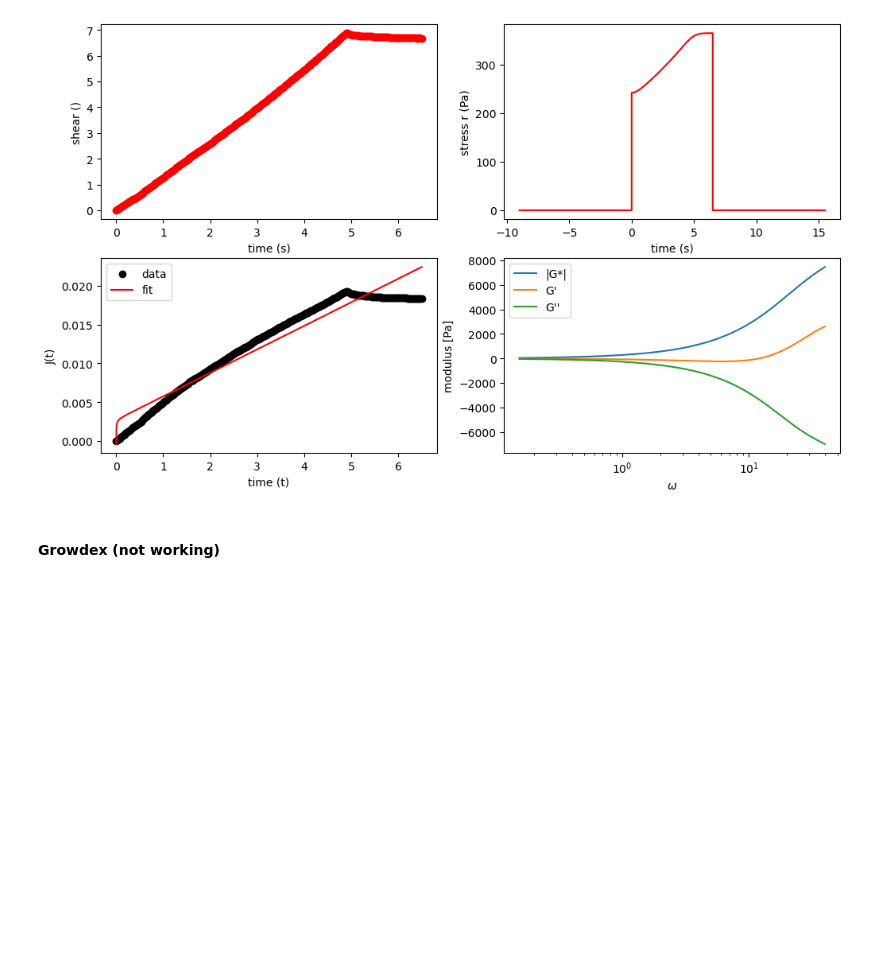
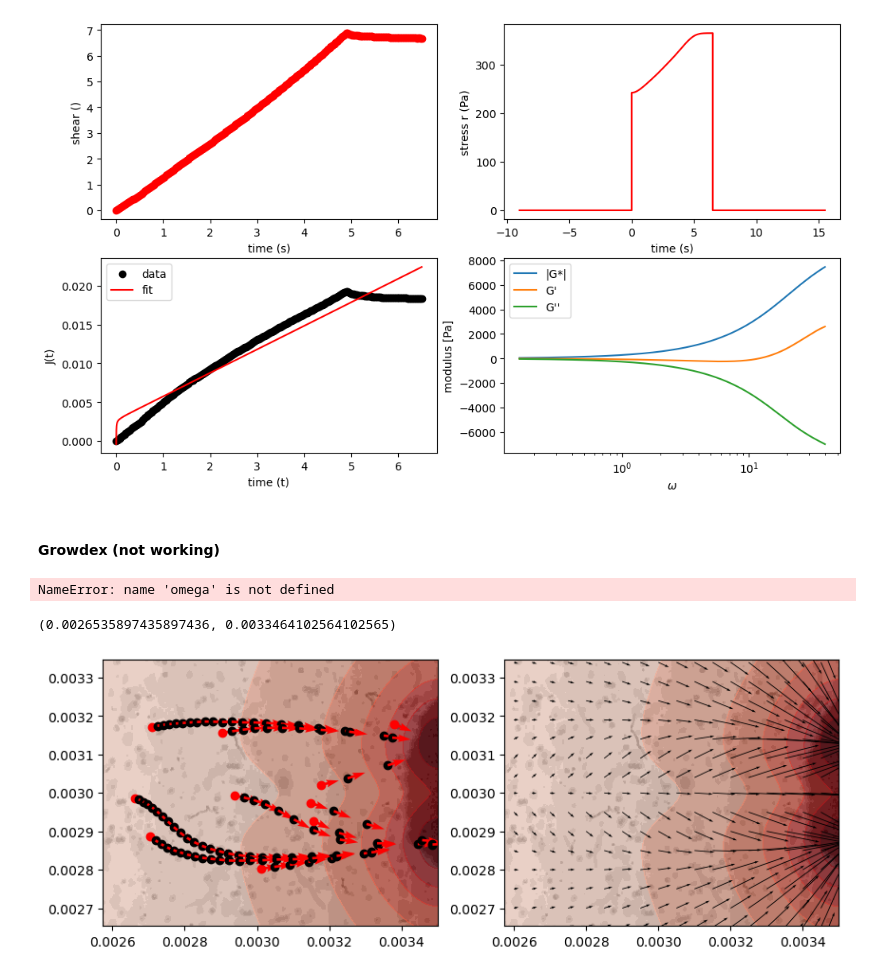
Before and after one commit to ArttuD/MicrorheologyProto, a Jupyter notebook: presentation.ipynb, the cells around one changed output. Cells and saved outputs as stored; diff of their text form; code cells hidden in the pictures; blank space fills up the shorter version.

```diff
--- a/presentation.ipynb
+++ b/presentation.ipynb
@@ -969,8 +1009,8 @@ for k in range(1,len(t)):
 bounds = [[0, 0, 0, 0, 0, 0, 0],[np.inf, np.inf,np.inf,np.inf, np.inf,np.inf,np.inf]]
 popt, pcov = curve_fit(J_t, t, J, bounds = bounds, method = "dogbox", maxfev = 1000000)
 
-xdata = np.linspace(1e-12,t[-1], 100000)
-ydata = J_t(xdata, *popt)
+xdata_ = np.linspace(1e-12,t[-1], 100000)
+ydata_ = J_t(xdata_, *popt)
 
 coef = np.polyfit(t[-100:-75],J[-100:-75],1)
 coef_2 = np.polyfit(t[1:25],J[1:25],1)
@@ -1042,11 +1082,13 @@ class generalized_model():
 
 
 
-xdata = omega+ 1e-12
-ydata = gen_model.G(xdata, *popt)
-e_data = (ydata/(xdata*j))**-1
-plt.plot(xdata, ydata)
+xdata_ = omega+ 1e-12
+ydata_ = gen_model.G(xdata_, *popt)
+e_data = (ydata/(xdata_*j))**-1
+plt.plot(xdata_, ydata_)
 
-plt.plot(xdata, np.abs(e_data), label = "|G*|")
-plt.plot(xdata, np.real(e_data), label = "G'")
-plt.plot(xdata, -np.imag(e_data), label = "G''")
+plt.plot(xdata_, np.abs(e_data), label = "|G*|")
+plt.plot(xdata_, np.real(e_data), label = "G'")
+plt.plot(xdata_, -np.imag(e_data), label = "G''")
+# %% [output]
+NameError: name 'omega' is not defined
@@ -1052,0 +1216,48 @@ plt.plot(xdata, -np.imag(e_data), label = "G''")
+# %%
+fig = plt.figure(figsize = (10,8))
+
+ax1 = fig.add_subplot(2,2,1)
+
+ax1.contourf(xx__, yy__, test_frame, alpha = 1, cmap="binary")
+CS = ax1.contourf(x_coord, y_coord, filtered, alpha = 0.5, cmap = "Reds")
+#ax2.quiver(X1[::phase, ::phase], Y1[::phase, ::phase], dBy[::phase,::phase], -dBx[::phase,::phase], angles = "xy") #dBy[::phase,::phase],dBx[::phase,::phase]
+
+
+model_bead = stateSpace_bead(x_coord, y_coord, BB, dBx, dBy, M_mag, xdata, mu_0)
+
+steps = 100
+for i in range(10):
+
+    x_start = np.random.uniform(low=start_w*1.025, high=end_w*0.975)
+
+    y_start = np.random.uniform(low=start_h*1.025, high=end_h*0.975)
+
+    bead = particle(x_start,y_start, 1/40000, steps, radius, rho)
+
+    ax1.scatter(bead.s_x, bead.s_y, color = "red")
+
+    for i in range(steps):
+
+        force, force_x, force_y = model_bead.find_force(bead.s_x, bead.s_y, bead.size)
+        ax1.quiver(bead.s_x, bead.s_y, force_y, force_x, color='r', angles = "xy")
+        bead.new_pos(force_y, force_x)
+
+        if ((bead.s_y>end_h) & (bead.s_x<start_w) & (bead.s_x>end_w)):
+            break
+
+        ax1.scatter(bead.s_x, bead.s_y , color = "black")
+
+ax1.quiver(bead.s_x, bead.s_y, force_y, force_x, color='r', angles = "xy")
+ax1.set_xlim(start_w, end_w)
+ax1.set_ylim(start_h, end_h)
+
+ax2 = fig.add_subplot(2,2,2)
+
+ax2.contourf(xx__, yy__, test_frame, alpha = 1, cmap="binary")
+CS = ax2.contourf(x_coord, y_coord, filtered, alpha = 0.5, cmap = "Reds")
+ax2.quiver(X1[::phase, ::phase], Y1[::phase, ::phase], dBy[::phase,::phase], -dBx[::phase,::phase], angles = "xy") #dBy[::phase,::phase],dBx[::phase,::phase]
+ax2.set_xlim([start_w,end_w])
+ax2.set_ylim([start_h,end_h])
+# %% [output]
+(0.0026535897435897436, 0.0033464102564102565)
+[figure, added]
```
Also changed, not shown: parts of 19 cells of this notebook, 2 other files.
